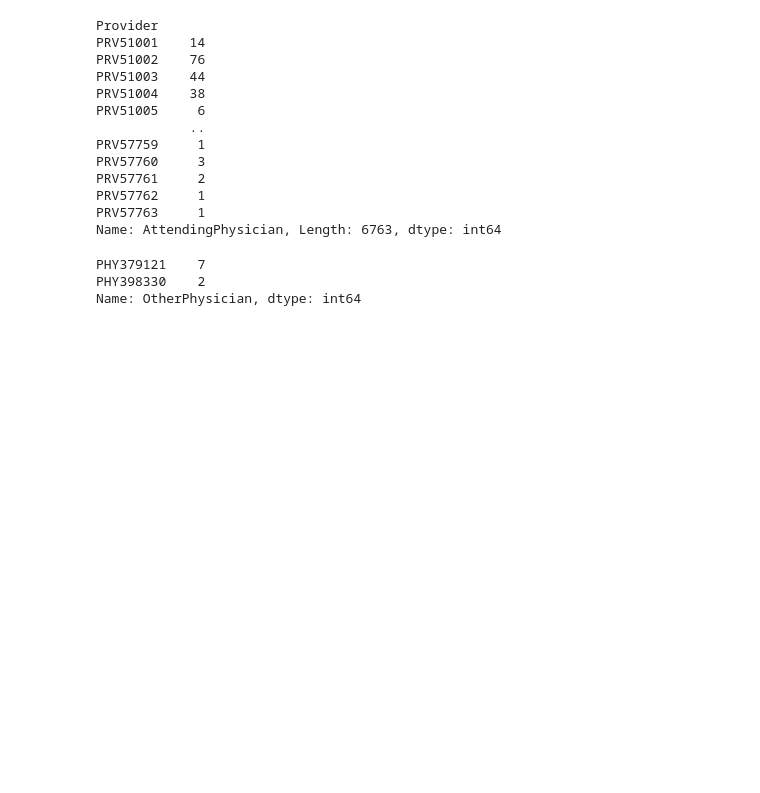
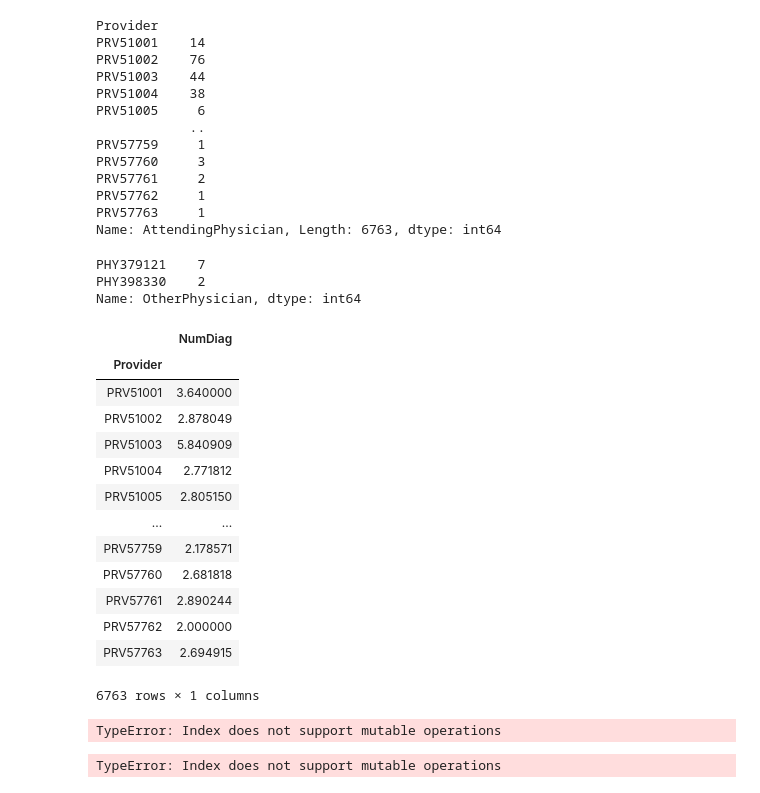
Before and after one commit to DebLeong/HealthCareCapstone, a Jupyter notebook: sam/crossing_state_lines.ipynb, the cells around one changed output. Cells and saved outputs as stored; diff of their text form; code cells hidden in the pictures; blank space fills up the shorter version.

```diff
--- a/sam/crossing_state_lines.ipynb
+++ b/sam/crossing_state_lines.ipynb
@@ -494,3 +494,26 @@ data[data.Provider=='PRV57760']['OtherPhysician'].value_counts()
 PHY379121    7
 PHY398330    2
 Name: OtherPhysician, dtype: int64
+# %%
+
+def rangeFunc(feature):
+    return max(feature) - min(feature)
+# %%
+
+data.groupby('Provider').agg({'NumDiag': rangeFunc,
+                              'NumDiag': 'mean'})
+# %% [output]
+|  | NumDiag |
+| Provider |  |
+| PRV51001 | 3.640000 |
+| PRV51002 | 2.878049 |
+| PRV51003 | 5.840909 |
+| PRV51004 | 2.771812 |
+| PRV51005 | 2.805150 |
+| ... | ... |
+| PRV57759 | 2.178571 |
+| PRV57760 | 2.681818 |
+| PRV57761 | 2.890244 |
+| PRV57762 | 2.000000 |
+| PRV57763 | 2.694915 |
+6763 rows × 1 columns
@@ -496,0 +529,8 @@ Name: OtherPhysician, dtype: int64
+# %%
+p_range.columns[1:3] += '_Range'
+# %% [output]
+TypeError: Index does not support mutable operations
+# %%
+p_range.rename('Provider')
+# %% [output]
+TypeError: Index does not support mutable operations
```
Also changed, not shown: parts of 1 cell of this notebook, 7 other files.
